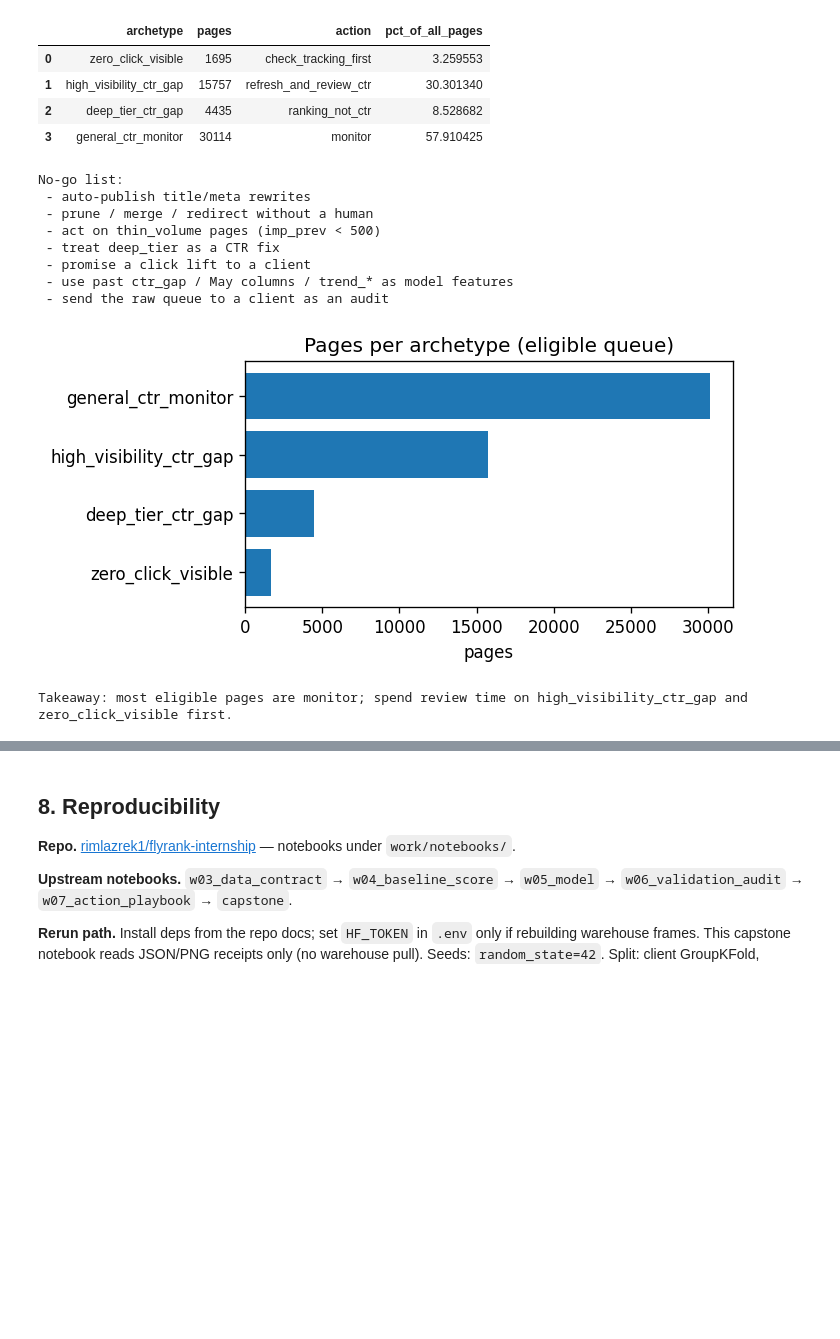
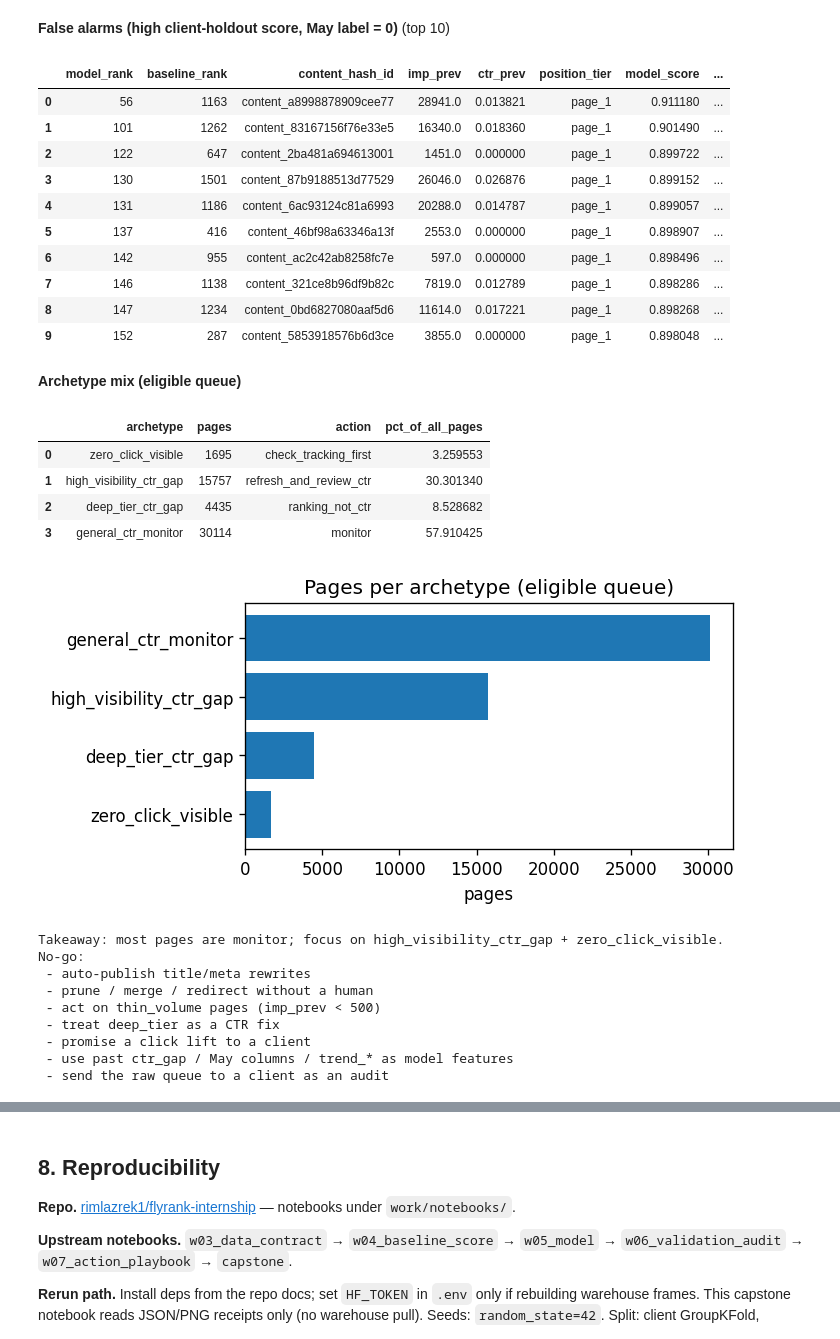
Before and after one commit to rimlazrek1/flyrank-internship, a Jupyter notebook: work/notebooks/capstone.ipynb, the cells around one changed output, grey strips where cells are left out. Cells and saved outputs as stored; diff of their text form; code cells hidden in the pictures; blank space fills up the shorter version.

```diff
--- a/work/notebooks/capstone.ipynb
+++ b/work/notebooks/capstone.ipynb
@@ -260,26 +329,42 @@ Buckets are mutually exclusive (fixed if/else order). Shares below are of the **
 # %%
-arch = pd.DataFrame(playbook["archetype_mix"])
-display(arch[["archetype", "pages", "action", "pct_of_all_pages"]])
-print("No-go list:")
+show_top10(
+    queue[queue["is_ctr_underperformer"] == 0],
+    "False alarms (high client-holdout score, May label = 0)",
+    by="model_rank",
+)
+
+display(Markdown("**Archetype mix (eligible queue)**"))
+display(pd.DataFrame(playbook["archetype_mix"])[["archetype", "pages", "action", "pct_of_all_pages"]])
+show_fig(
+    "w07_archetype_mix.png",
+    "Takeaway: most pages are monitor; focus on high_visibility_ctr_gap + zero_click_visible.",
+)
+
+print("No-go:")
 for item in playbook["no_go"]:
     print(" -", item)
-
-mix = resolve_fig("w07_archetype_mix.png")
-if mix.exists():
-    display(Image(filename=str(mix)))
-    print(
-        "Takeaway: most eligible pages are monitor; spend review time on "
-        "high_visibility_ctr_gap and zero_click_visible first."
-    )
-else:
-    print("Missing figure:", mix)
 # %% [output]
+**False alarms (high client-holdout score, May label = 0)** (top 10)
-|  | archetype | pages | action | pct_of_all_pages |
-| 0 | zero_click_visible | 1695 | check_tracking_first | 3.259553 |
-| 1 | high_visibility_ctr_gap | 15757 | refresh_and_review_ctr | 30.301340 |
-| 2 | deep_tier_ctr_gap | 4435 | ranking_not_ctr | 8.528682 |
-| 3 | general_ctr_monitor | 30114 | monitor | 57.910425 |
+|  | model_rank | baseline_rank | content_hash_id | imp_prev | ctr_prev | position_tier | model_score | ... |
+| 0 | 56 | 1163 | content_a8998878909cee77 | 28941.0 | 0.013821 | page_1 | 0.911180 | ... |
+| 1 | 101 | 1262 | content_83167156f76e33e5 | 16340.0 | 0.018360 | page_1 | 0.901490 | ... |
+| 2 | 122 | 647 | content_2ba481a694613001 | 1451.0 | 0.000000 | page_1 | 0.899722 | ... |
+| 3 | 130 | 1501 | content_87b9188513d77529 | 26046.0 | 0.026876 | page_1 | 0.899152 | ... |
+| 4 | 131 | 1186 | content_6ac93124c81a6993 | 20288.0 | 0.014787 | page_1 | 0.899057 | ... |
+| 5 | 137 | 416 | content_46bf98a63346a13f | 2553.0 | 0.000000 | page_1 | 0.898907 | ... |
+| 6 | 142 | 955 | content_ac2c42ab8258fc7e | 597.0 | 0.000000 | page_1 | 0.898496 | ... |
+| 7 | 146 | 1138 | content_321ce8b96df9b82c | 7819.0 | 0.012789 | page_1 | 0.898286 | ... |
+| 8 | 147 | 1234 | content_0bd6827080aaf5d6 | 11614.0 | 0.017221 | page_1 | 0.898268 | ... |
+| 9 | 152 | 287 | content_5853918576b6d3ce | 3855.0 | 0.000000 | page_1 | 0.898048 | ... |
+**Archetype mix (eligible queue)**
+|  | archetype | pages | action | pct_of_all_pages |
+| 0 | zero_click_visible | 1695 | check_tracking_first | 3.259553 |
+| 1 | high_visibility_ctr_gap | 15757 | refresh_and_review_ctr | 30.301340 |
+| 2 | deep_tier_ctr_gap | 4435 | ranking_not_ctr | 8.528682 |
+| 3 | general_ctr_monitor | 30114 | monitor | 57.910425 |
+[figure]
-No-go list:
+Takeaway: most pages are monitor; focus on high_visibility_ctr_gap + zero_click_visible.
+No-go:
  - auto-publish title/meta rewrites
  - prune / merge / redirect without a human
  - act on thin_volume pages (imp_prev < 500)
@@ -287,8 +372,6 @@ No-go list:
  - promise a click lift to a client
  - use past ctr_gap / May columns / trend_* as model features
  - send the raw queue to a client as an audit
-[figure]
-Takeaway: most eligible pages are monitor; spend review time on high_visibility_ctr_gap and zero_click_visible first.
 # %% [markdown]
 ## 7. Artifacts the paper embeds
 
```
Also changed, not shown: parts of 16 cells of this notebook, 8 other files.
